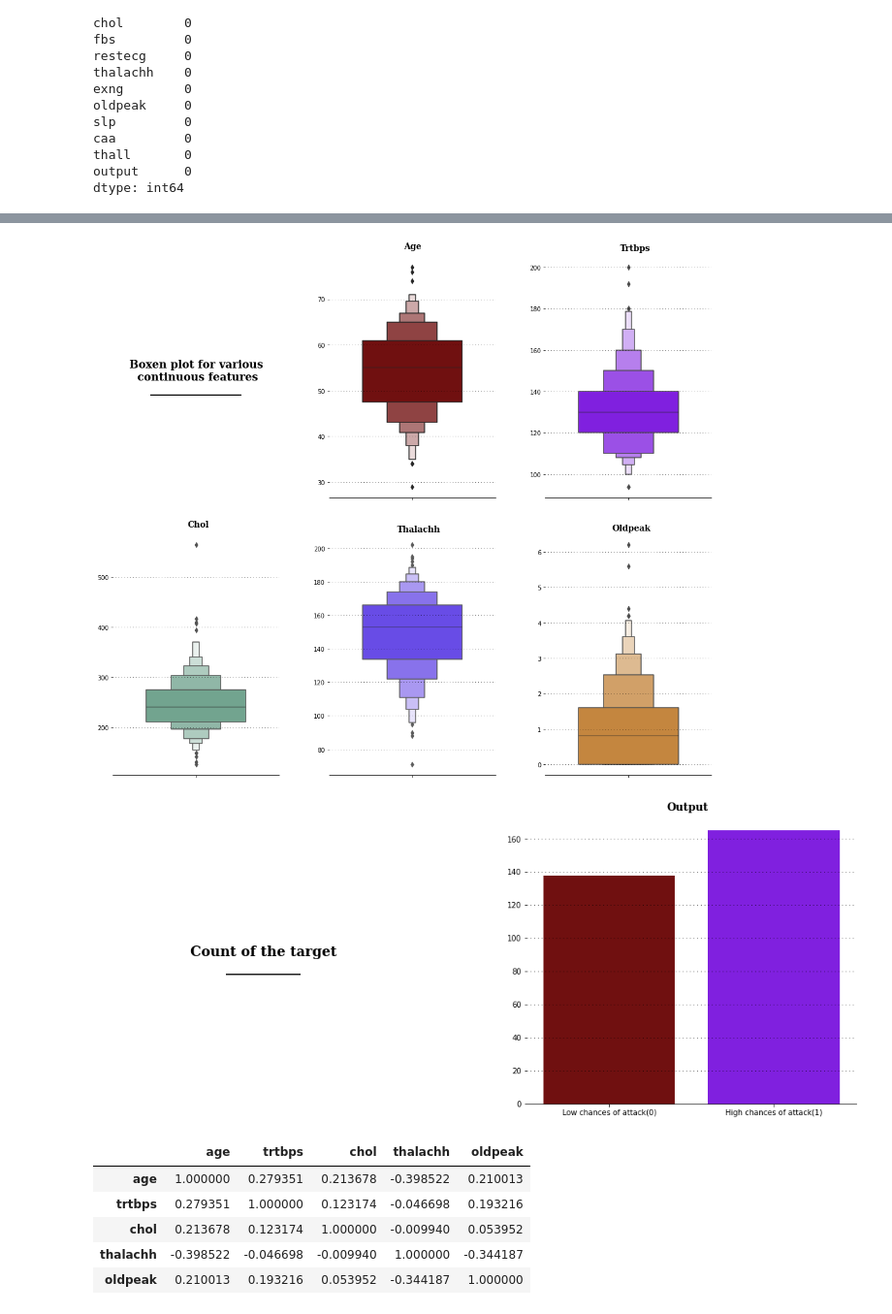
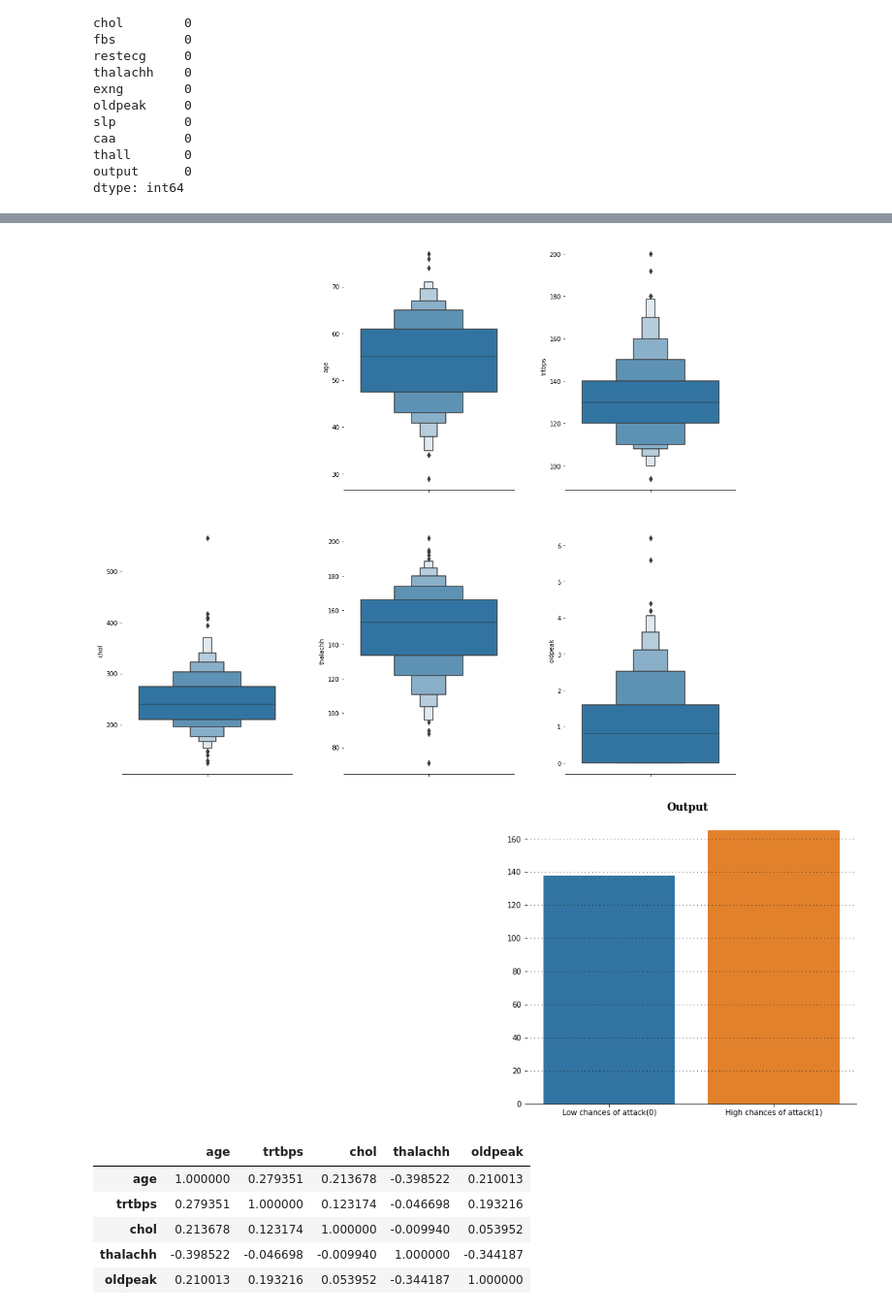
Before and after one commit to abdelmonem808/Heart-Failure-Prediction-using-Machine-Learning, a Jupyter notebook: Heart_Attack_Prediction_using_Machine_Learning.ipynb, the cells around one changed output, grey strips where cells are left out. Shown at 97% size. Drawn from its saved outputs; the diff is of its cells as text; code cells hidden in the pictures.

```diff
--- a/Heart_Attack_Prediction_using_Machine_Learning.ipynb
+++ b/Heart_Attack_Prediction_using_Machine_Learning.ipynb
@@ -224,16 +165,6 @@ ax3 = fig.add_subplot(gs[1,0])
 ax4 = fig.add_subplot(gs[1,1])
 ax5 = fig.add_subplot(gs[1,2])
 
-background_color = "#FFFFFF"
-color_palette = ["#800000","#8000ff","#6aac90","#5833ff","#da8829"]
-fig.patch.set_facecolor(background_color)
-ax0.set_facecolor(background_color)
-ax1.set_facecolor(background_color)
-ax2.set_facecolor(background_color)
-ax3.set_facecolor(background_color)
-ax4.set_facecolor(background_color)
-ax5.set_facecolor(background_color)
-
 # Title of the plot
 ax0.spines["bottom"].set_visible(False)
 ax0.spines["left"].set_visible(False)
@@ -242,48 +173,22 @@ ax0.spines["right"].set_visible(False)
 ax0.tick_params(left=False, bottom=False)
 ax0.set_xticklabels([])
 ax0.set_yticklabels([])
-ax0.text(0.5,0.5,
-         'Boxen plot for various\n continuous features\n_________________',
-         horizontalalignment='center',
-         verticalalignment='center',
-         fontsize=18, fontweight='bold',
-         fontfamily='serif',
-         color="#000000")
+
 
 # Age
-ax1.text(-0.05, 81, 'Age', fontsize=14, fontweight='bold', fontfamily='serif', color="#000000")
-ax1.grid(color='#000000', linestyle=':', axis='y', zorder=0,  dashes=(1,5))
-sns.boxenplot(ax=ax1,y=df['age'],palette=["#800000"],width=0.6)
-ax1.set_xlabel("")
-ax1.set_ylabel("")
+sns.boxenplot(ax=ax1,y=df['age'])
 
 # Trtbps
-ax2.text(-0.05, 208, 'Trtbps', fontsize=14, fontweight='bold', fontfamily='serif', color="#000000")
-ax2.grid(color='#000000', linestyle=':', axis='y', zorder=0,  dashes=(1,5))
-sns.boxenplot(ax=ax2,y=df['trtbps'],palette=["#8000ff"],width=0.6)
-ax2.set_xlabel("")
-ax2.set_ylabel("")
+sns.boxenplot(ax=ax2,y=df['trtbps'])
 
 # Chol
-ax3.text(-0.05, 600, 'Chol', fontsize=14, fontweight='bold', fontfamily='serif', color="#000000")
-ax3.grid(color='#000000', linestyle=':', axis='y', zorder=0,  dashes=(1,5))
-sns.boxenplot(ax=ax3,y=df['chol'],palette=["#6aac90"],width=0.6)
-ax3.set_xlabel("")
-ax3.set_ylabel("")
+sns.boxenplot(ax=ax3,y=df['chol'])
 
 # Thalachh
-ax4.text(-0.09, 210, 'Thalachh', fontsize=14, fontweight='bold', fontfamily='serif', color="#000000")
-ax4.grid(color='#000000', linestyle=':', axis='y', zorder=0,  dashes=(1,5))
-sns.boxenplot(ax=ax4,y=df['thalachh'],palette=["#5833ff"],width=0.6)
-ax4.set_xlabel("")
-ax4.set_ylabel("")
+sns.boxenplot(ax=ax4,y=df['thalachh'])
 
 # oldpeak
-ax5.text(-0.1, 6.6, 'Oldpeak', fontsize=14, fontweight='bold', fontfamily='serif', color="#000000")
-ax5.grid(color='#000000', linestyle=':', axis='y', zorder=0,  dashes=(1,5))
-sns.boxenplot(ax=ax5,y=df['oldpeak'],palette=["#da8829"],width=0.6)
-ax5.set_xlabel("")
-ax5.set_ylabel("")
+sns.boxenplot(ax=ax5,y=df['oldpeak'])
 
 for s in ["top","right","left"]:
     ax1.spines[s].set_visible(False)
@@ -292,50 +197,41 @@ for s in ["top","right","left"]:
     ax4.spines[s].set_visible(False)
     ax5.spines[s].set_visible(False)
 # %% [output]
-[figure, old version]
+[figure, new version]
 # %%
 fig = plt.figure(figsize=(18,7))
 gs = fig.add_gridspec(1,2)
 gs.update(wspace=0.3, hspace=0.15)
 ax0 = fig.add_subplot(gs[0,0])
 ax1 = fig.add_subplot(gs[0,1])
 
 background_color = "#FFFFFF"
 color_palette = ["#800000","#8000ff","#6aac90","#5833ff","#da8829"]
 fig.patch.set_facecolor(background_color)
 ax0.set_facecolor(background_color)
 ax1.set_facecolor(background_color)
 
-# Title of the plot
-ax0.text(0.5,0.5,"Count of the target\n___________",
-        horizontalalignment = 'center',
-        verticalalignment = 'center',
-        fontsize = 18,
-        fontweight='bold',
-        fontfamily='serif',
-        color='#000000')
-
 ax0.set_xticklabels([])
 ax0.set_yticklabels([])
 ax0.tick_params(left=False, bottom=False)
 
 # Target Count
 ax1.text(0.35,177,"Output",fontsize=14, fontweight='bold', fontfamily='serif', color="#000000")
 ax1.grid(color='#000000', linestyle=':', axis='y', zorder=0,  dashes=(1,5))
-sns.countplot(ax=ax1, data=df, x = 'output',palette = color_palette)
+sns.countplot(ax=ax1, data=df, x = 'output')
 ax1.set_xlabel("")
 ax1.set_ylabel("")
 ax1.set_xticklabels(["Low chances of attack(0)","High chances of attack(1)"])
 
 ax0.spines["top"].set_visible(False)
 ax0.spines["left"].set_visible(False)
 ax0.spines["bottom"].set_visible(False)
 ax0.spines["right"].set_visible(False)
 ax1.spines["top"].set_visible(False)
 ax1.spines["left"].set_visible(False)
 ax1.spines["right"].set_visible(False)
 # %% [output]
-[figure, old version]
+[figure, new version]
 # %%
 df_corr = df[con_cols].corr().transpose()
 df_corr
```
Also changed, not shown: parts of 3 cells of this notebook.
